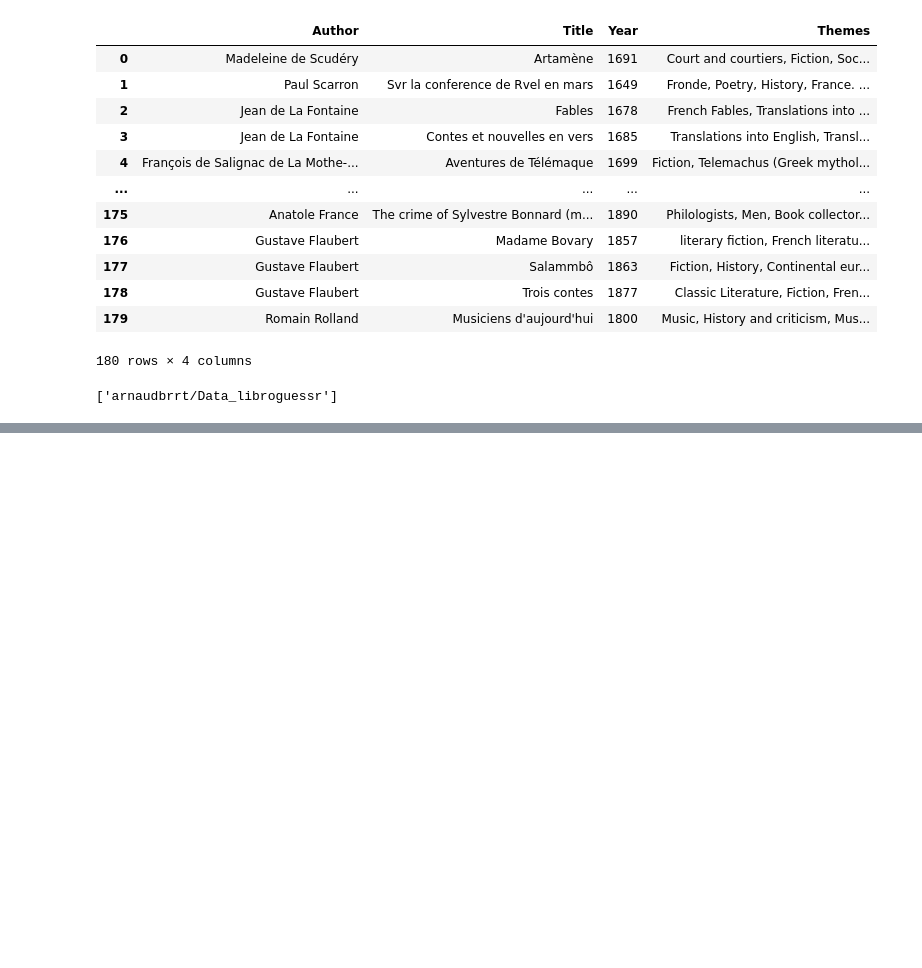
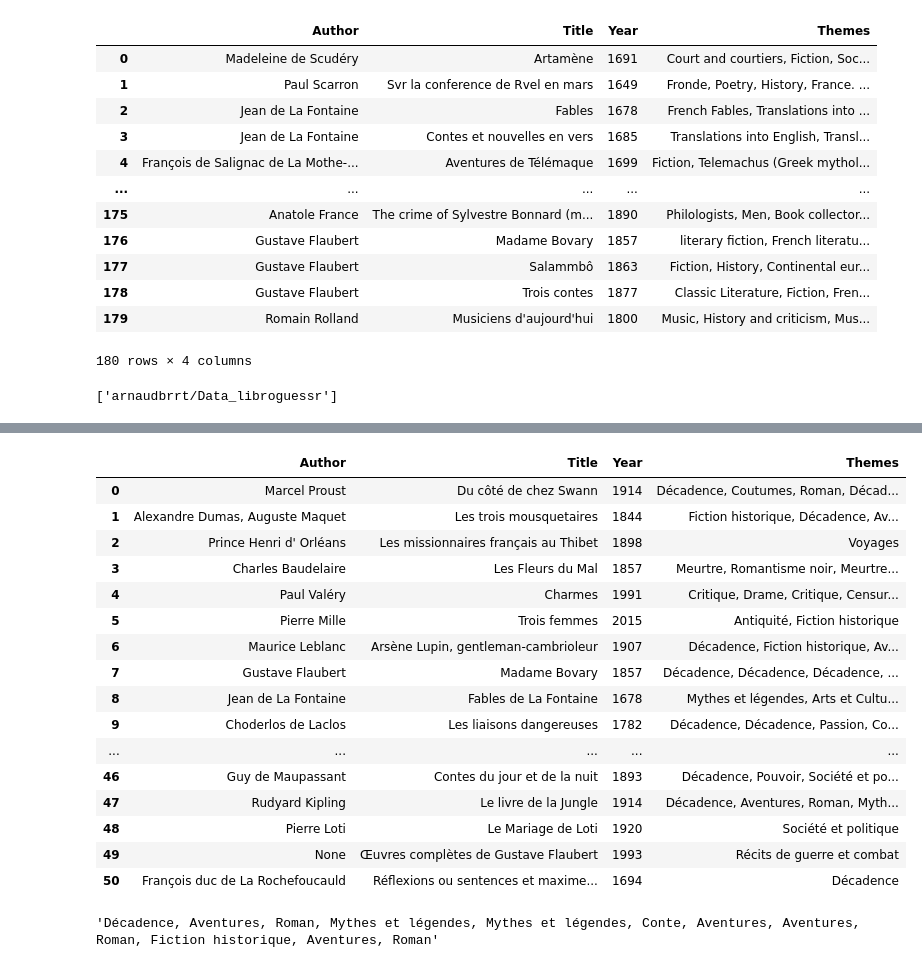
Before and after one commit to lucas-cumunel/libroguessr, a Jupyter notebook: API_Df.ipynb, the cells around one changed output, grey strips where cells are left out. Drawn from its saved outputs; the diff is of its cells as text; code cells hidden in the pictures; blank space fills up the shorter version.

```diff
--- a/API_Df.ipynb
+++ b/API_Df.ipynb
@@ -369,0 +521,3 @@ with fs.open(FILE_PATH_IN_S3, "r") as file_in:
+# %%
+df_books = remove_similar_books_from_df(df_books)
+df_books
@@ -369,0 +695,16 @@ with fs.open(FILE_PATH_IN_S3, "r") as file_in:
+# %%
+# The goal is now to clean the themes to only keep relevant themes, and to translate them into French
+# To translate themes, we use the API Lingva
+
+url = "https://lingva.ml/api/v1/"
+source = 'auto/' # auto as some themes may be written in another language than English
+dest = 'fr/'
+
+for i in range(len(df_books['Themes'])):
+    if detect(df_books['Themes'][i]) != 'fr' :
+        url_api_transl = url + source + dest + df_books['Themes'][i]
+        response = requests.get(url_api_transl)
+        if response.status_code == 200:
+            translated_themes = response.json().get("translation", "")
+            df_books.loc[i,'Themes'] = translated_themes
+        time.sleep(2)
@@ -369,0 +791,21 @@ with fs.open(FILE_PATH_IN_S3, "r") as file_in:
+# %%
+# Fonction de mapping des thèmes
+def map_themes(row):
+    # Diviser les thèmes par virgule
+    themes = row.split(", ")
+    mapped_themes = []
+
+    # Vérifier et mapper chaque thème
+    for theme in themes:
+        # Chercher le thème dans le dictionnaire
+        for key, values in themes_mapping.items():
+            if theme in values:
+                mapped_themes.append(key)
+                break
+
+    # Retourner les thèmes mappés sous forme de chaîne
+    return ", ".join(mapped_themes)
+
+# Appliquer la fonction de mapping sur la colonne "Themes"
+df_books["Themes"] = df_books["Themes"].apply(map_themes)
+df_books
@@ -369,0 +831,27 @@ with fs.open(FILE_PATH_IN_S3, "r") as file_in:
+# %%
+# Remove empty lines of the df as if it means that themes obtained in the API where not relevant for our analysis
+df_books = df_books[df_books['Themes'] != '']
+df_books.reset_index(drop=True, inplace=True)
+df_books
+# %% [output]
+|  | Author | Title | Year | Themes |
+| 0 | Marcel Proust | Du côté de chez Swann | 1914 | Décadence, Coutumes, Roman, Décad... |
+| 1 | Alexandre Dumas, Auguste Maquet | Les trois mousquetaires | 1844 | Fiction historique, Décadence, Av... |
+| 2 | Prince Henri d' Orléans | Les missionnaires français au Thibet | 1898 | Voyages |
+| 3 | Charles Baudelaire | Les Fleurs du Mal | 1857 | Meurtre, Romantisme noir, Meurtre... |
+| 4 | Paul Valéry | Charmes | 1991 | Critique, Drame, Critique, Censur... |
+| 5 | Pierre Mille | Trois femmes | 2015 | Antiquité, Fiction historique |
+| 6 | Maurice Leblanc | Arsène Lupin, gentleman-cambrioleur | 1907 | Décadence, Fiction historique, Av... |
+| 7 | Gustave Flaubert | Madame Bovary | 1857 | Décadence, Décadence, Décadence, ... |
+| 8 | Jean de La Fontaine | Fables de La Fontaine | 1678 | Mythes et légendes, Arts et Cultu... |
+| 9 | Choderlos de Laclos | Les liaisons dangereuses | 1782 | Décadence, Décadence, Passion, Co... |
+| ... | ... | ... | ... | ... |
+| 46 | Guy de Maupassant | Contes du jour et de la nuit | 1893 | Décadence, Pouvoir, Société et po... |
+| 47 | Rudyard Kipling | Le livre de la Jungle | 1914 | Décadence, Aventures, Roman, Myth... |
+| 48 | Pierre Loti | Le Mariage de Loti | 1920 | Société et politique |
+| 49 | None | Œuvres complètes de Gustave Flaubert | 1993 | Récits de guerre et combat |
+| 50 | François duc de La Rochefoucauld | Réflexions ou sentences et maxime... | 1694 | Décadence |
+# %%
+df_books['Themes'][47]
+# %% [output]
+'Décadence, Aventures, Roman, Mythes et légendes, Mythes et légendes, Conte, Aventures, Aventures, Roman, Fiction historique, Aventures, Roman'
```
Also changed, not shown: parts of 29 cells of this notebook.
